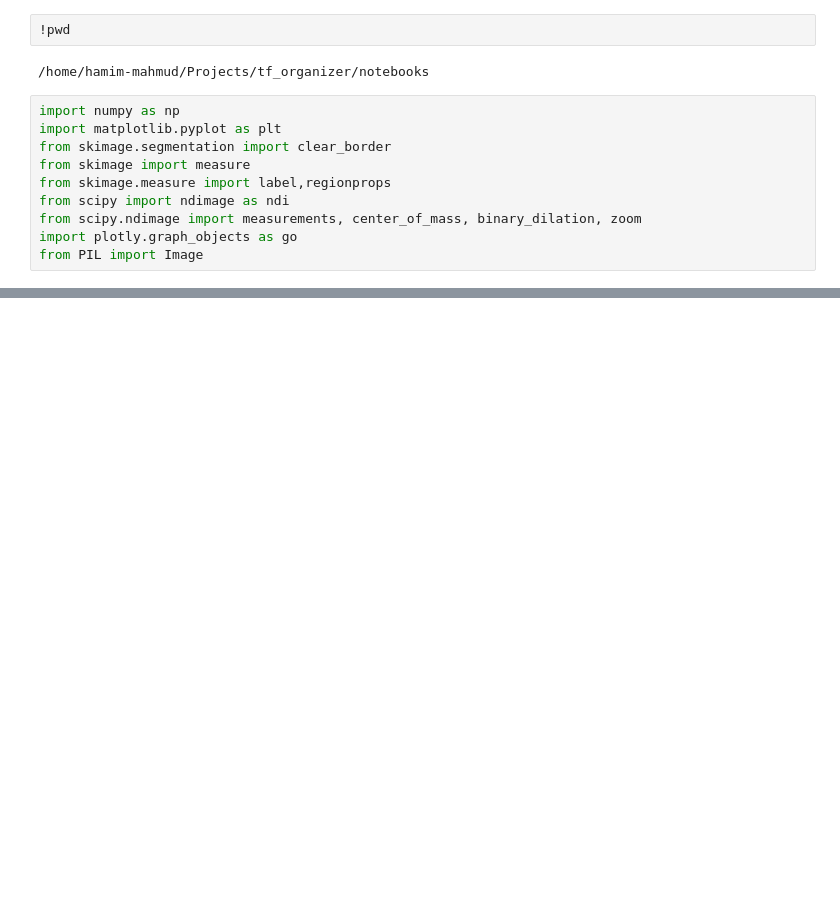
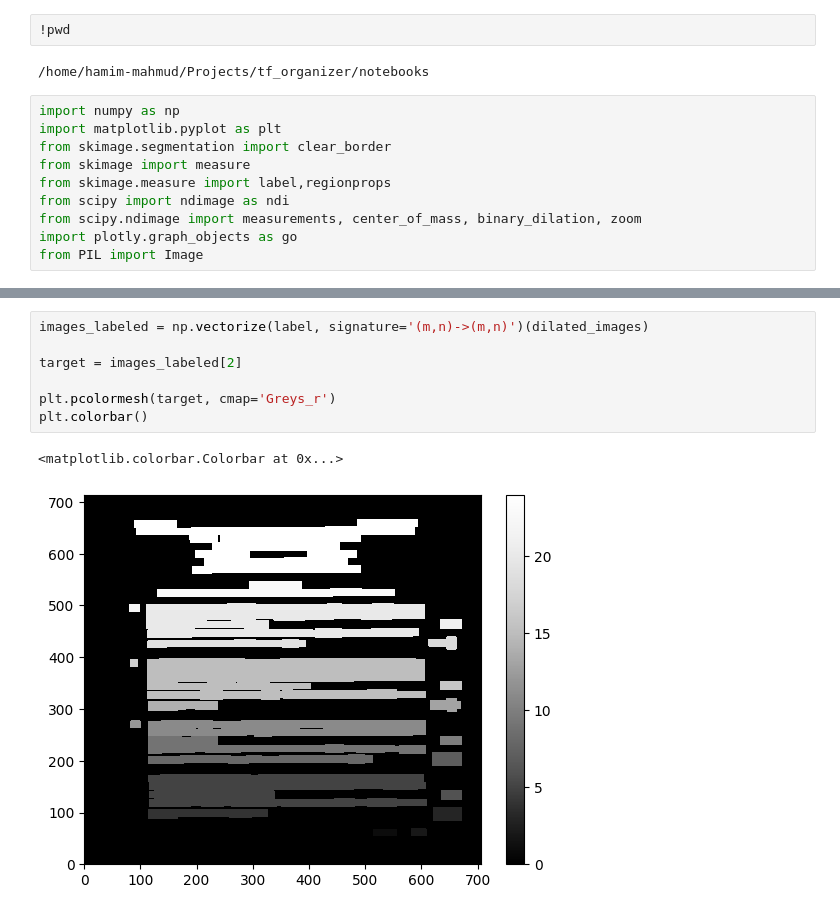
Before and after one commit to hamimmahmud0/tf_organizer, a Jupyter notebook: notebooks/Segmentation.ipynb, the cells around one changed output, grey strips where cells are left out. Drawn from its saved outputs; the diff is of its cells as text; blank space fills up the shorter version.

```diff
--- a/notebooks/Segmentation.ipynb
+++ b/notebooks/Segmentation.ipynb
@@ -28,0 +57,10 @@ plt.pcolormesh(images[0], cmap='Greys_r')
+# %%
+images_labeled = np.vectorize(label, signature='(m,n)->(m,n)')(dilated_images)
+
+target = images_labeled[2]
+
+plt.pcolormesh(target, cmap='Greys_r')
+plt.colorbar()
+# %% [output]
+<matplotlib.colorbar.Colorbar at 0x...>
+[figure, added]
```
Also changed, not shown: parts of 12 cells of this notebook, 3 other files.
